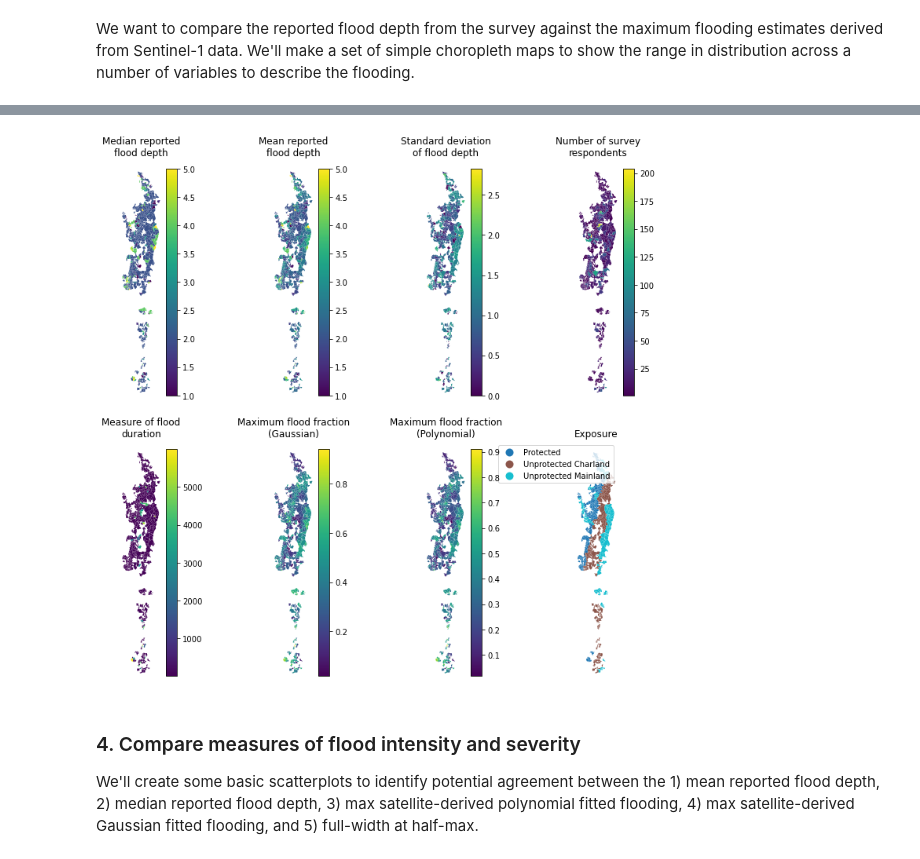
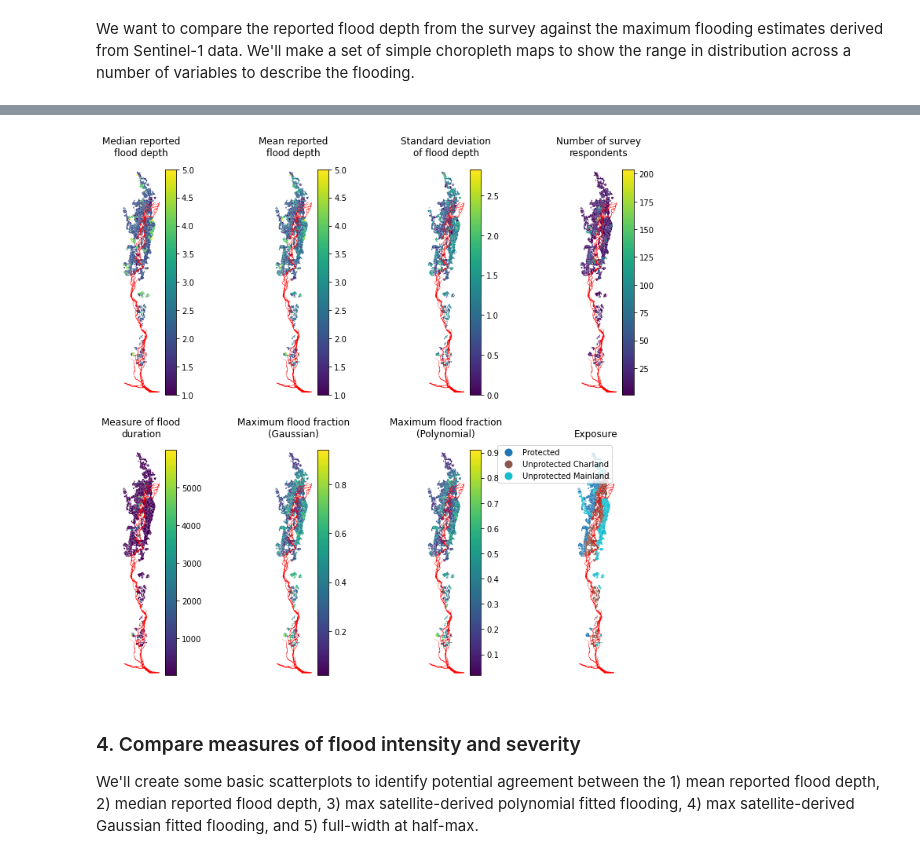
Before and after one commit to OCHA-DAP/pa-anticipatory-action, a Jupyter notebook: analyses/bangladesh/notebooks/cdp_survey_flood_depth_embankment.ipynb, the cells around one changed output, grey strips where cells are left out. Saved outputs shown, nothing was run; the diff lists cells and outputs as text; code cells hidden in the pictures.

```diff
--- a/analyses/bangladesh/notebooks/cdp_survey_flood_depth_embankment.ipynb
+++ b/analyses/bangladesh/notebooks/cdp_survey_flood_depth_embankment.ipynb
@@ -91,36 +94,40 @@ print(f"{str(len(null.OBJECTID))} mauzas with null satellite-derived data.")
 # %%
+# Read in the Shapefile of the river
+shp_jamuna = gpd.read_file('data/GSW_Data/gsw_processes_jamuna_estimate.shp').to_crs('EPSG:32646')
+
 # Make side by side maps of the max flood depth and the max flood extent
 # Set up the figures and items to iterate through
 fig, axes = plt.subplots(nrows=2, ncols=4, sharex=True, sharey=True, figsize=(10, 10))
 axes_list = [item for sublist in axes for item in sublist]
 map_list = {'median': 'Median reported\nflood depth',
             'mean': 'Mean reported\nflood depth',
             'std': 'Standard deviation\nof flood depth',
             'count': 'Number of survey\nrespondents',
             'FWHM': 'Measure of flood\nduration',
             'MAX_G': 'Maximum flood fraction\n(Gaussian)',
             'MAX_P': 'Maximum flood fraction\n(Polynomial)',
             'Exposure': 'Exposure'}
 
 # Loop through to make the plots
 for measure in map_list:
     ax = axes_list.pop(0)
     df_all.plot(column=measure, label=map_list[measure], ax=ax, legend=True)
+    shp_jamuna.plot(ax=ax, color='red')
     ax.set_title(map_list[measure])
     ax.spines['left'].set_visible(False)
     ax.spines['top'].set_visible(False)
     ax.spines['right'].set_visible(False)
     ax.set_axis_off()
 
 # Now use the matplotlib .remove() method to
 # delete anything we didn't use
 for ax in axes_list:
     ax.remove()
 
 plt.tight_layout()
-plt.savefig('results/all.png', dpi=300)
+#plt.savefig('results/flood_depth.png', dpi=300)
 # %% [output]
-[figure, old version]
+[figure, new version]
 # %% [markdown]
 ### 4. Compare measures of flood intensity and severity
 
```
Also changed, not shown: parts of 5 cells of this notebook, 4 other files.
